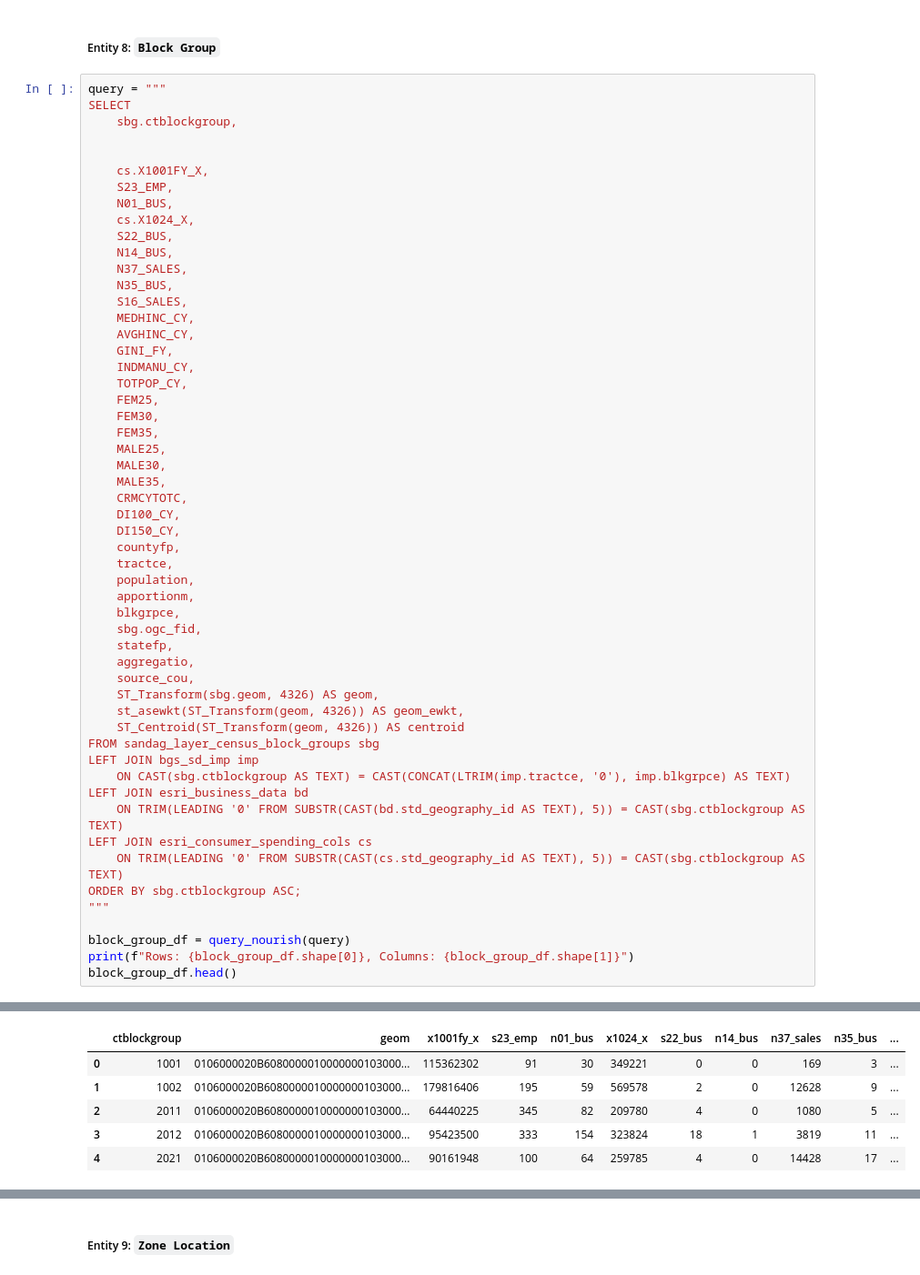
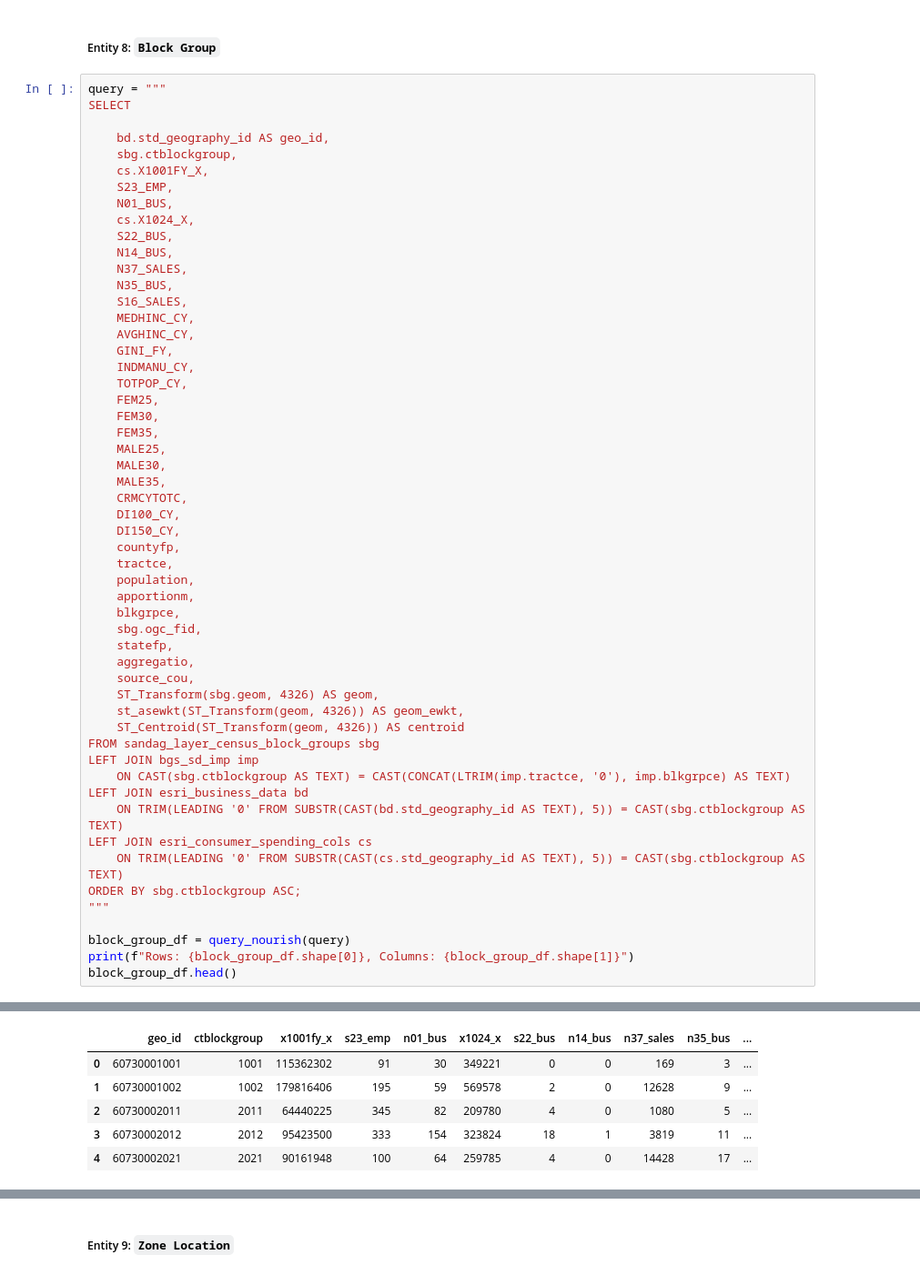
Before and after one commit to njwnkp4d8t-png/business-opportunity-graph, a Jupyter notebook: notebooks/project.ipynb, the cells around one changed output, grey strips where cells are left out. Shown at 91% size. Saved outputs shown, nothing was run; the diff lists cells and outputs as text.

Commit message:
updated the jsons to include geom and geo_id

```diff
--- a/notebooks/project.ipynb
+++ b/notebooks/project.ipynb
@@ -386,9 +394,9 @@ Rows: 32010, Columns: 4
 # %%
 query = """
 SELECT
+
+    bd.std_geography_id AS geo_id,
     sbg.ctblockgroup,
-
-
     cs.X1001FY_X,
     S23_EMP,
     N01_BUS,
@@ -442,6 +450,6 @@ Rows: 2085, Columns: 34
-|  | ctblockgroup | geom | x1001fy_x | s23_emp | n01_bus | x1024_x | s22_bus | n14_bus | n37_sales | n35_bus | ... |
-| 0 | 1001 | 0106000020B6080000010000000103000... | 115362302 | 91 | 30 | 349221 | 0 | 0 | 169 | 3 | ... |
-| 1 | 1002 | 0106000020B6080000010000000103000... | 179816406 | 195 | 59 | 569578 | 2 | 0 | 12628 | 9 | ... |
-| 2 | 2011 | 0106000020B6080000010000000103000... | 64440225 | 345 | 82 | 209780 | 4 | 0 | 1080 | 5 | ... |
-| 3 | 2012 | 0106000020B6080000010000000103000... | 95423500 | 333 | 154 | 323824 | 18 | 1 | 3819 | 11 | ... |
-| 4 | 2021 | 0106000020B6080000010000000103000... | 90161948 | 100 | 64 | 259785 | 4 | 0 | 14428 | 17 | ... |
+|  | geo_id | ctblockgroup | x1001fy_x | s23_emp | n01_bus | x1024_x | s22_bus | n14_bus | n37_sales | n35_bus | ... |
+| 0 | 60730001001 | 1001 | 115362302 | 91 | 30 | 349221 | 0 | 0 | 169 | 3 | ... |
+| 1 | 60730001002 | 1002 | 179816406 | 195 | 59 | 569578 | 2 | 0 | 12628 | 9 | ... |
+| 2 | 60730002011 | 2011 | 64440225 | 345 | 82 | 209780 | 4 | 0 | 1080 | 5 | ... |
+| 3 | 60730002012 | 2012 | 95423500 | 333 | 154 | 323824 | 18 | 1 | 3819 | 11 | ... |
+| 4 | 60730002021 | 2021 | 90161948 | 100 | 64 | 259785 | 4 | 0 | 14428 | 17 | ... |
```
Also changed, not shown: parts of 7 cells of this notebook, 5 other files.
